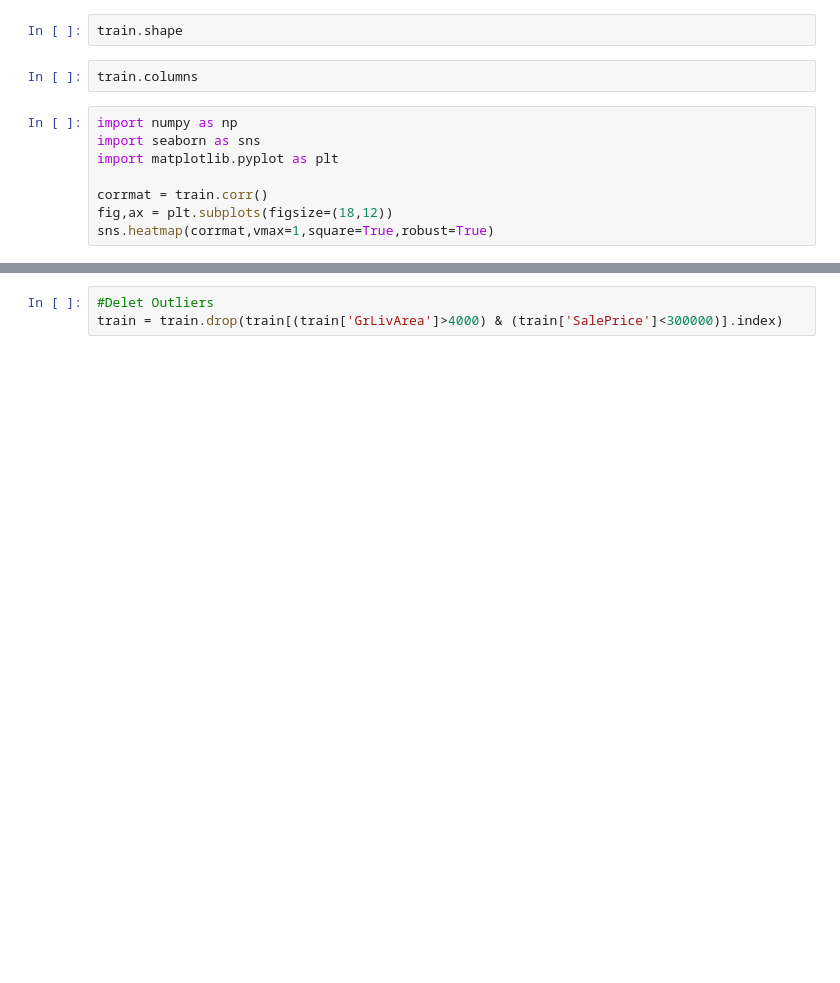
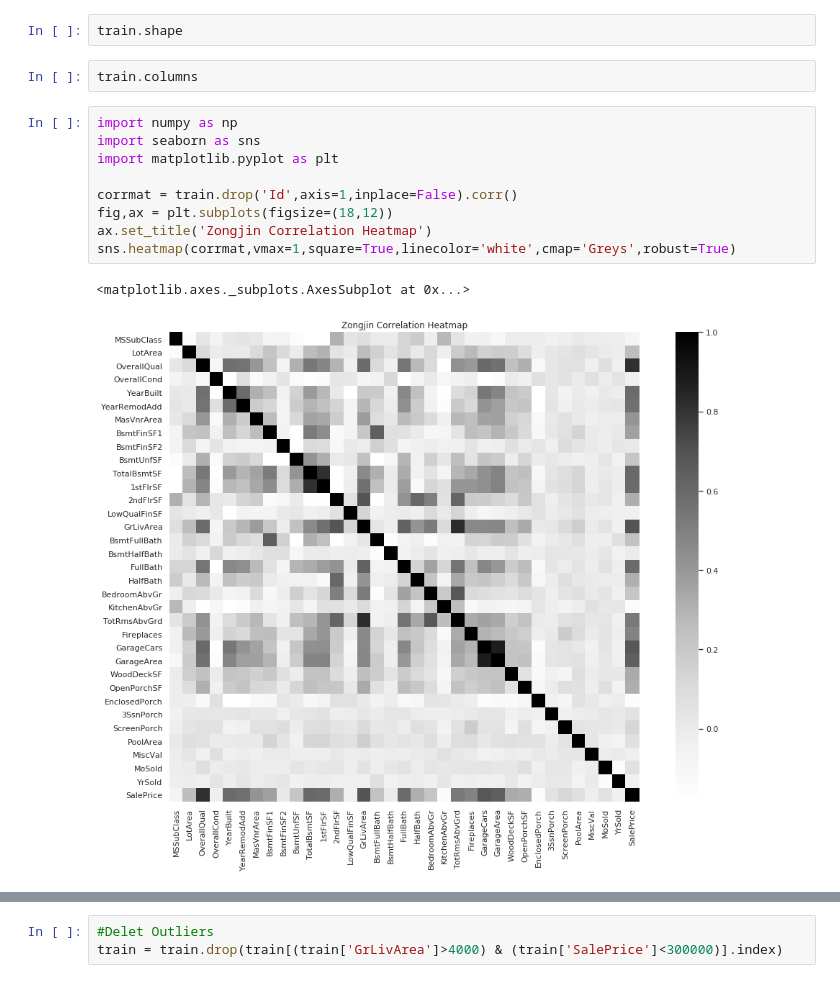
Before and after one commit to tangzongjin/Final-Project, a Jupyter notebook: Untitled4.ipynb, the cells around one changed output, grey strips where cells are left out. Cells and saved outputs as stored; diff of their text form; blank space fills up the shorter version.

```diff
--- a/Untitled4.ipynb
+++ b/Untitled4.ipynb
@@ -44,11 +44,15 @@ train.columns
 # %%
 import numpy as np
 import seaborn as sns
 import matplotlib.pyplot as plt
 
-corrmat = train.corr()
+corrmat = train.drop('Id',axis=1,inplace=False).corr()
 fig,ax = plt.subplots(figsize=(18,12))
-sns.heatmap(corrmat,vmax=1,square=True,robust=True)
+ax.set_title('Zongjin Correlation Heatmap')
+sns.heatmap(corrmat,vmax=1,square=True,linecolor='white',cmap='Greys',robust=True)
+# %% [output]
+<matplotlib.axes._subplots.AxesSubplot at 0x...>
+[figure, added]
 # %%
 aaa = corrmat.nlargest(10, 'SalePrice')['SalePrice'].index
 cm = np.corrcoef(train[aaa].values.T)
```
Also changed, not shown: parts of 2 cells of this notebook.
